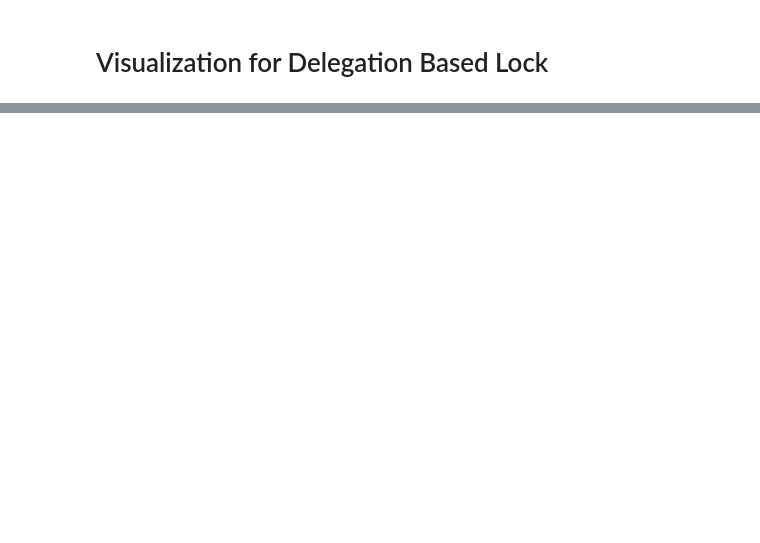
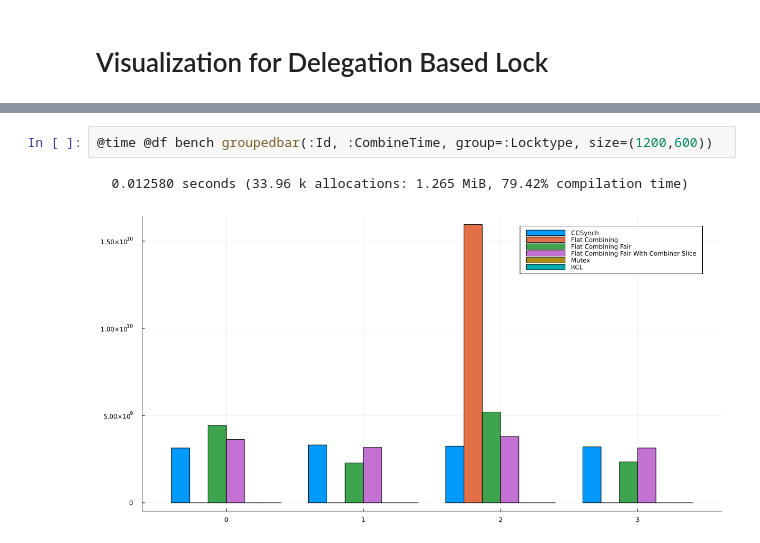
Before and after one commit to taooceros/Locks, a Jupyter notebook: visualization/graph.ipynb, the cells around one changed output, grey strips where cells are left out. Cells and saved outputs as stored; diff of their text form; blank space fills up the shorter version.

```diff
--- a/visualization/graph.ipynb
+++ b/visualization/graph.ipynb
@@ -72,0 +48,5 @@ SVG(304.79999999999995mm, 152.39999999999998mm, IOBuffer(data=UInt8[...], readab
+# %%
+@time @df bench groupedbar(:Id, :CombineTime, group=:Locktype, size=(1200,600))
+# %% [output]
+  0.012580 seconds (33.96 k allocations: 1.265 MiB, 79.42% compilation time)
+[figure, added]
```
Also changed, not shown: parts of 5 cells of this notebook, 17 other files.
